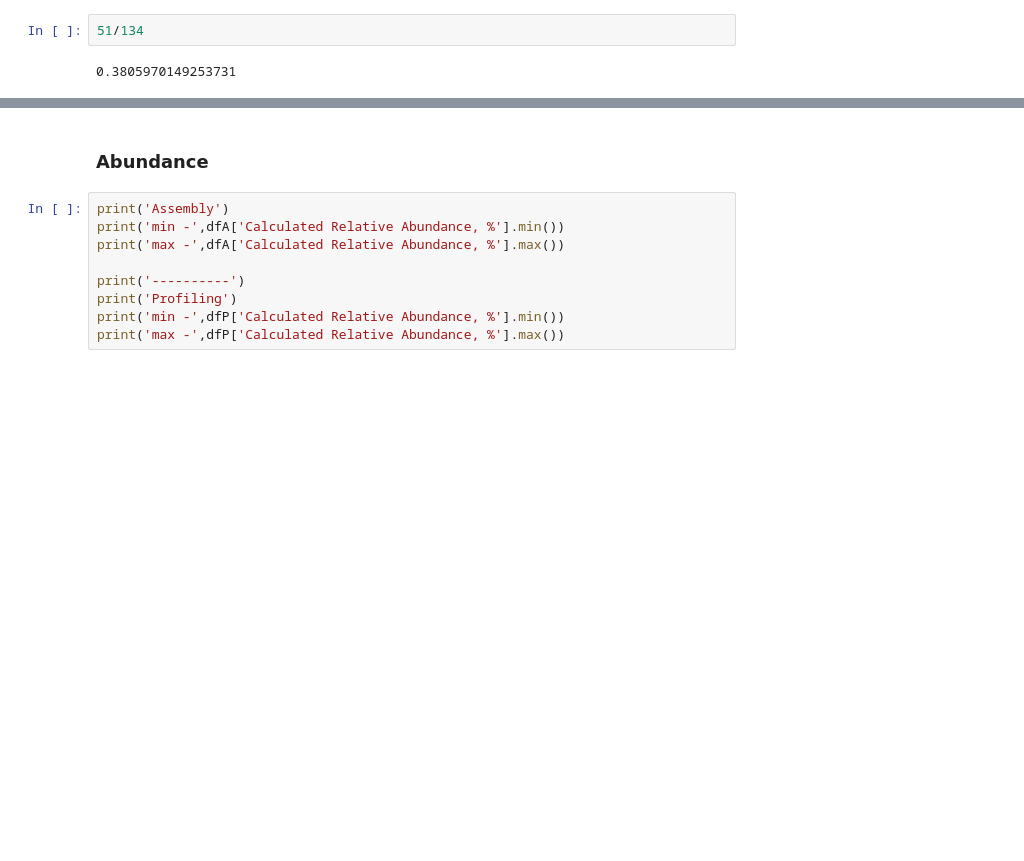
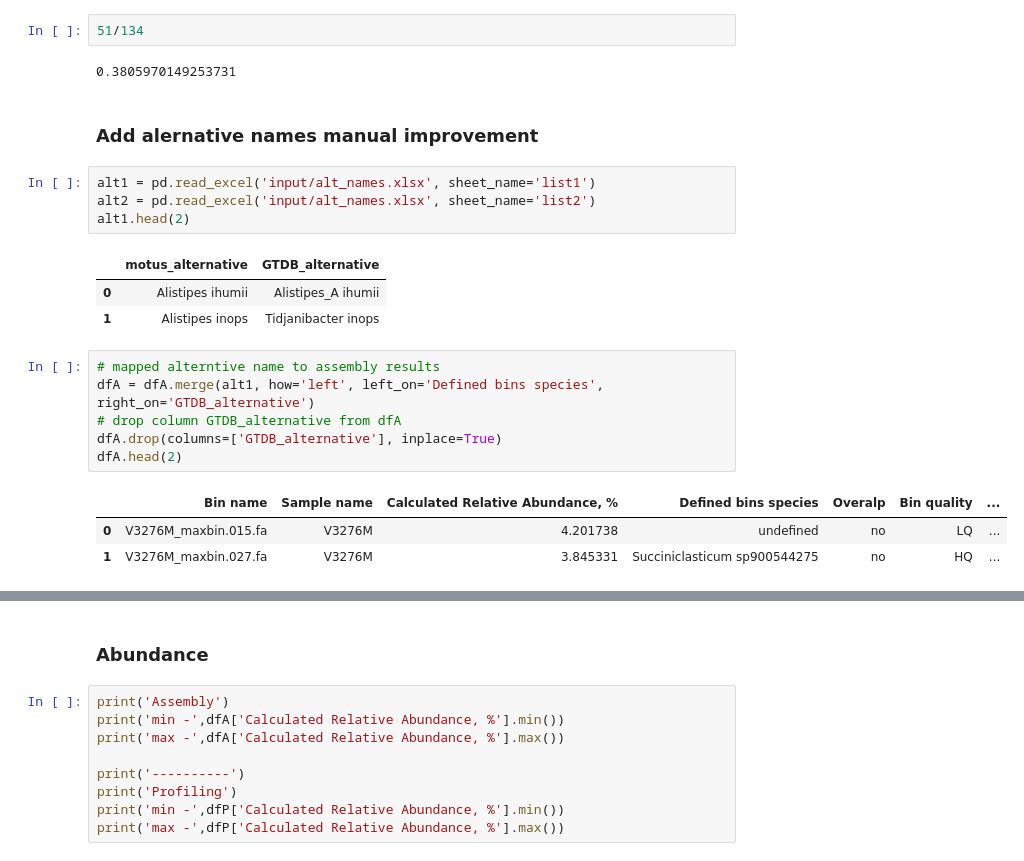
Before and after one commit to Chartiza/2022_Microbiome_Assembly_vs_Profiling, a Jupyter notebook: MB_samples/MB_samples_basic_stats.ipynb, the cells around one changed output, grey strips where cells are left out. Drawn from its saved outputs; the diff is of its cells as text; blank space fills up the shorter version.

```diff
--- a/MB_samples/MB_samples_basic_stats.ipynb
+++ b/MB_samples/MB_samples_basic_stats.ipynb
@@ -82,3 +91,23 @@ Name: Bin quality, dtype: int64
 51/134
 # %% [output]
 0.3805970149253731
+# %% [markdown]
+### Add alernative names manual improvement
+# %%
+alt1 = pd.read_excel('input/alt_names.xlsx', sheet_name='list1')
+alt2 = pd.read_excel('input/alt_names.xlsx', sheet_name='list2')
+alt1.head(2)
+# %% [output]
+|  | motus_alternative | GTDB_alternative |
+| 0 | Alistipes ihumii | Alistipes_A ihumii |
+| 1 | Alistipes inops | Tidjanibacter inops |
+# %%
+# mapped alterntive name to assembly results
+dfA = dfA.merge(alt1, how='left', left_on='Defined bins species', right_on='GTDB_alternative')
+# drop column GTDB_alternative from dfA
+dfA.drop(columns=['GTDB_alternative'], inplace=True)
+dfA.head(2)
+# %% [output]
+|  | Bin name | Sample name | Calculated Relative Abundance, % | Defined bins species | Overalp | Bin quality | ... |
+| 0 | V3276M_maxbin.015.fa | V3276M | 4.201738 | undefined | no | LQ | ... |
+| 1 | V3276M_maxbin.027.fa | V3276M | 3.845331 | Succiniclasticum sp900544275 | no | HQ | ... |
```
Also changed, not shown: parts of 18 cells of this notebook, 8 other files.
